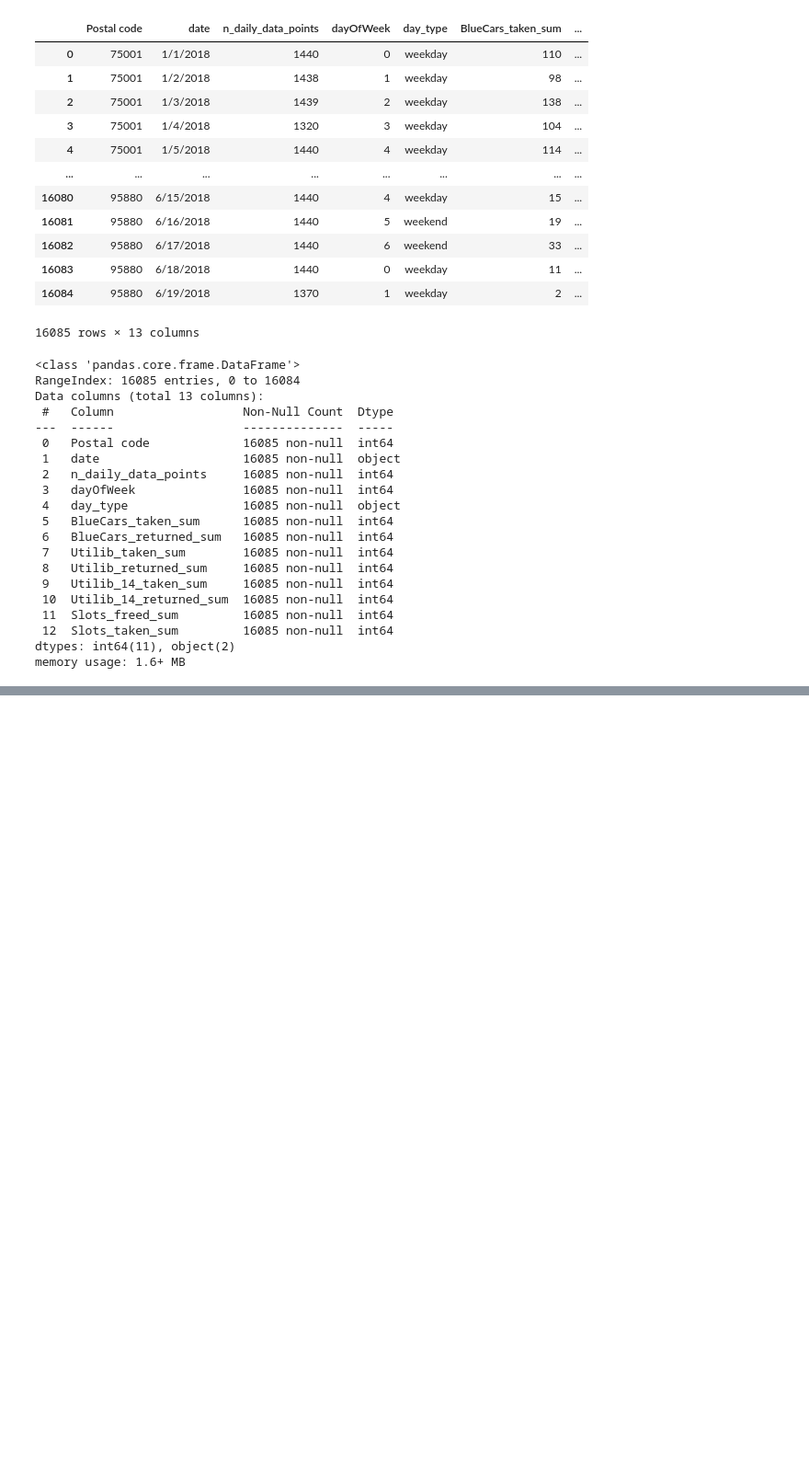
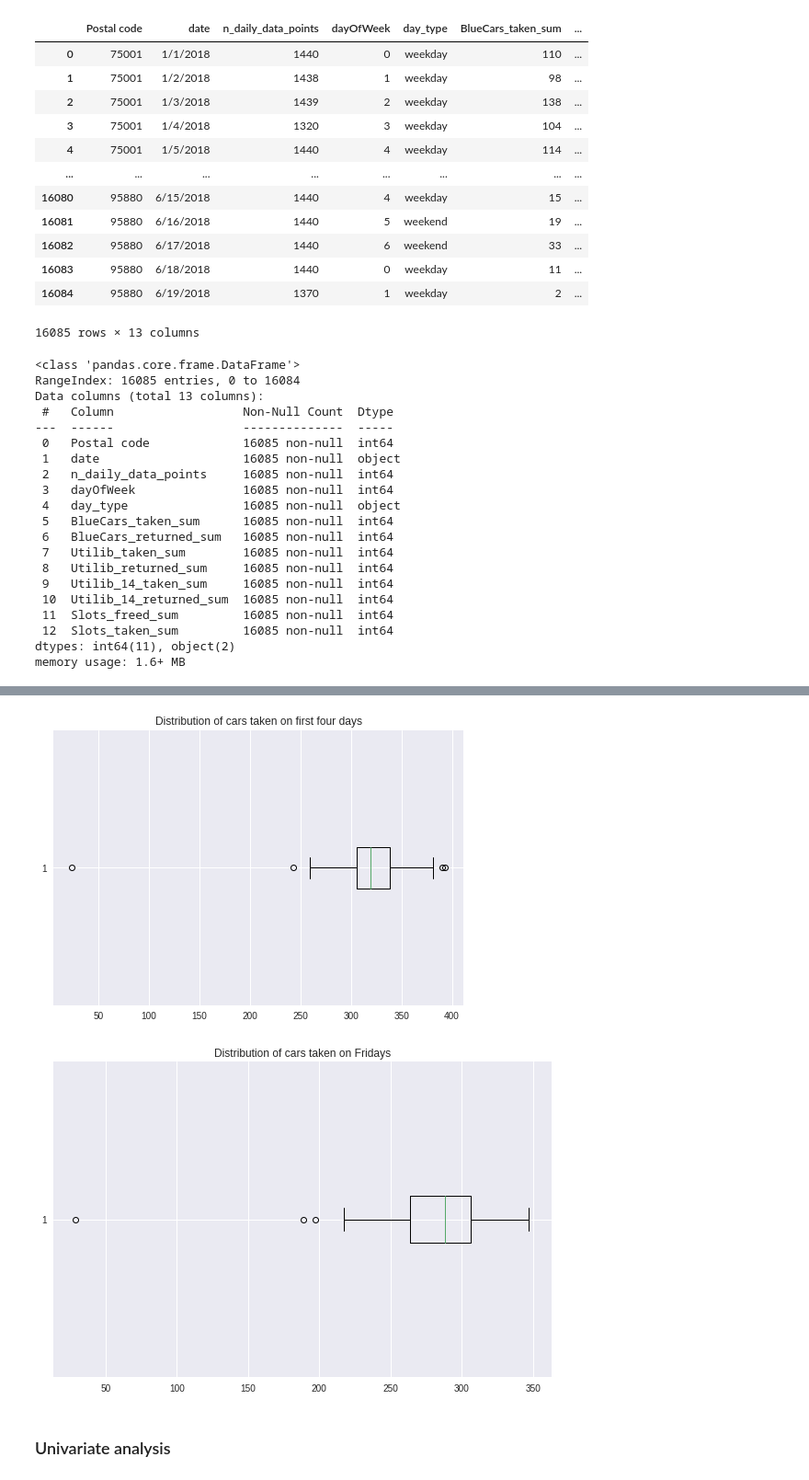
Before and after one commit to anjoya/Autolib, a Jupyter notebook: Autolib.ipynb, the cells around one changed output, grey strips where cells are left out. Shown at 92% size. Saved outputs shown, nothing was run; the diff lists cells and outputs as text; code cells hidden in the pictures; blank space fills up the shorter version.

```diff
--- a/Autolib.ipynb
+++ b/Autolib.ipynb
@@ -357,0 +80,4 @@ _,p_value=stats.ttest_ind(a=fourdaysum,b=fridaydata['BlueCars_taken_sum'],equal_
+# %%
+#removing the columnd that are not needed.
+data=data.drop(columns=['n_daily_data_points', 'Utilib_taken_sum','Utilib_returned_sum','Utilib_14_taken_sum','Utilib_14_returned_sum','Slots_freed_sum','Slots_taken_sum'])
+data
@@ -357,0 +117,6 @@ _,p_value=stats.ttest_ind(a=fourdaysum,b=fridaydata['BlueCars_taken_sum'],equal_
+# %%
+#Getting the dataframe for postal codes 75005 and 75009
+areas=[75005,75009]
+
+df=weekdaydf[weekdaydf['Postal code'].isin(areas)]
+df
@@ -357,0 +137,5 @@ _,p_value=stats.ttest_ind(a=fourdaysum,b=fridaydata['BlueCars_taken_sum'],equal_
+# %%
+#getting the data for postal code 75005
+group=df.groupby('Postal code')
+df1=group.get_group(75005)
+df1
@@ -357,0 +156,4 @@ _,p_value=stats.ttest_ind(a=fourdaysum,b=fridaydata['BlueCars_taken_sum'],equal_
+# %%
+#Getting the data for 75009
+df2=group.get_group(75009)
+df2
@@ -357,0 +174,16 @@ _,p_value=stats.ttest_ind(a=fourdaysum,b=fridaydata['BlueCars_taken_sum'],equal_
+# %%
+#using matplolib to identify outliers. In both datasets there are very few outliers
+plt.style.use('seaborn')
+fig1, ax1=plt.subplots()
+fig2, ax2=plt.subplots()
+ax1.boxplot(x=df1['BlueCars_taken_sum'], vert=False)
+ax1.set_title('Distribution of cars taken on first four days')
+plt.tight_layout()
+ax2.boxplot(x=df2['BlueCars_taken_sum'],vert=False)
+ax2.set_title('Distribution of cars taken on Fridays')
+plt.tight_layout()
+# %% [output]
+[figure, added]
+[figure, added]
+# %% [markdown]
+### Univariate analysis
```
Also changed, not shown: parts of 48 cells of this notebook.
